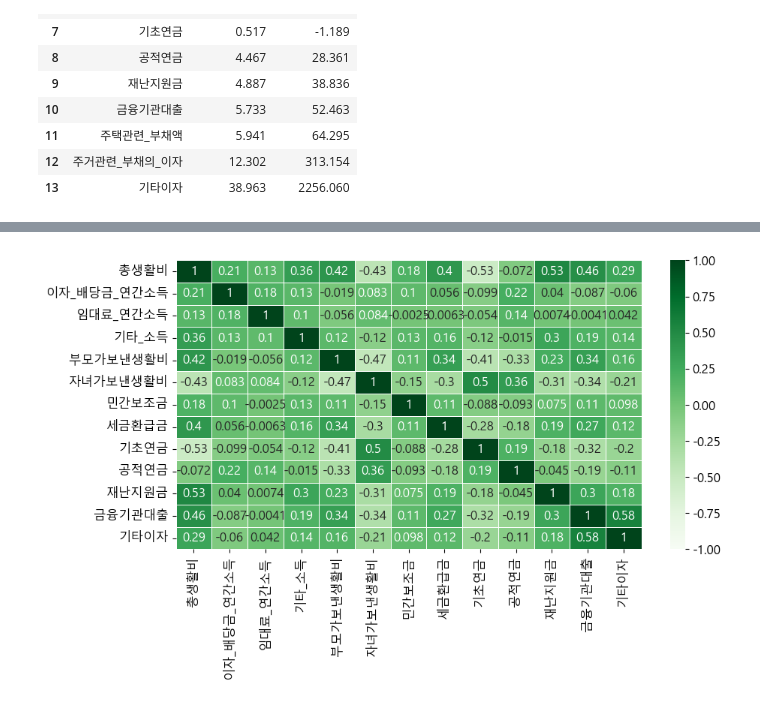
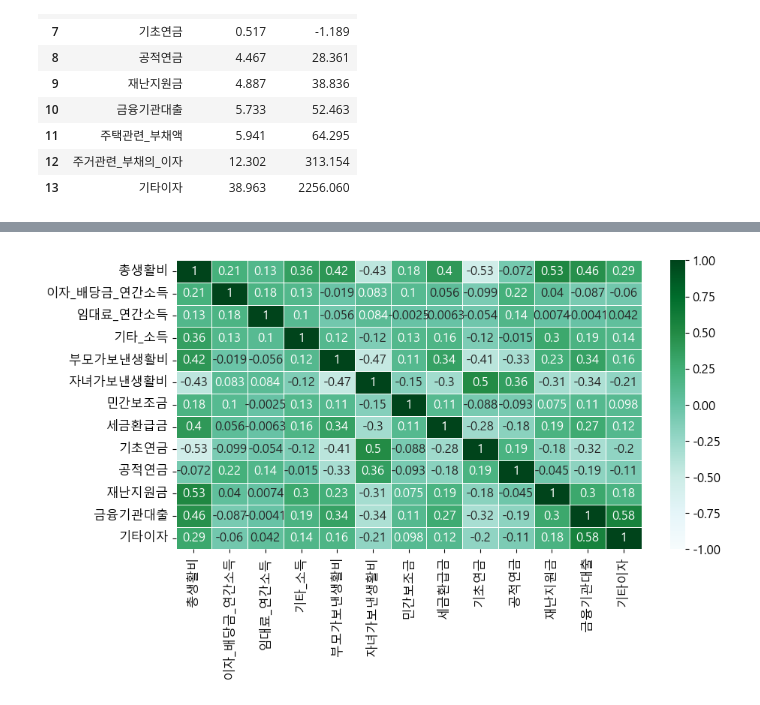
Before and after one commit to jagara101/SemiProject3, a Jupyter notebook: 3차세미 프로젝트 08.14-08.22/!3차 세미프로젝트 코드 최종.ipynb, the cells around one changed output, grey strips where cells are left out. Drawn from its saved outputs; the diff is of its cells as text; code cells hidden in the pictures.

```diff
--- a/3차세미 프로젝트 08.14-08.22/!3차 세미프로젝트 코드 최종.ipynb
+++ b/3차세미 프로젝트 08.14-08.22/!3차 세미프로젝트 코드 최종.ipynb
@@ -778,17 +782,14 @@ plt.close()
 # %%
-# 종속변수를 포함한 회귀분석 후 상관관계 나타나는 변수들 제외 후 다시 분석
-# `금융기관대출`이 높은 상관관계를 보였지만 `주택관련_부채액`, `주거관련_부채의_이자`을 제외한 후 상관분석을 진행하였더니
-# 상관계수가 개선되었으므로 금융기관대출은 제외하지 않기로 함
 # df2_std_filtered2 = df2_std_filtered.drop(['금융기관대출'],axis = 1)
 
-df2_filtered = df2.drop(['주택관련_부채액'],axis = 1)
-df2_filtered2 = df2_filtered.drop(['주거관련_부채의_이자'],axis = 1)
+df2_filtered = df2.drop(['주택관련_부채액'],axis = 1)                #주택관련_부채액 컬럼 제거
+df2_filtered2 = df2_filtered.drop(['주거관련_부채의_이자'],axis = 1) #주거관련_부채의_이자 컬럼 제거
 
-sb.heatmap(df2_filtered2.corr(method='spearman'), annot = True, cmap = 'Greens', vmin = -1, vmax=1, linewidths=.5)
+sb.heatmap(df2_filtered2.corr(method='spearman'), annot = True, cmap = 'BuGn', vmin = -1, vmax=1, linewidths=.5)
 plt.show()
 plt.close()
 # %% [output]
-[figure, old version]
+[figure, new version]
 # %%
 helper.spearman_r(df2_filtered2)
 # %% [output]
```
Also changed, not shown: parts of 75 cells of this notebook, 1 other file.
